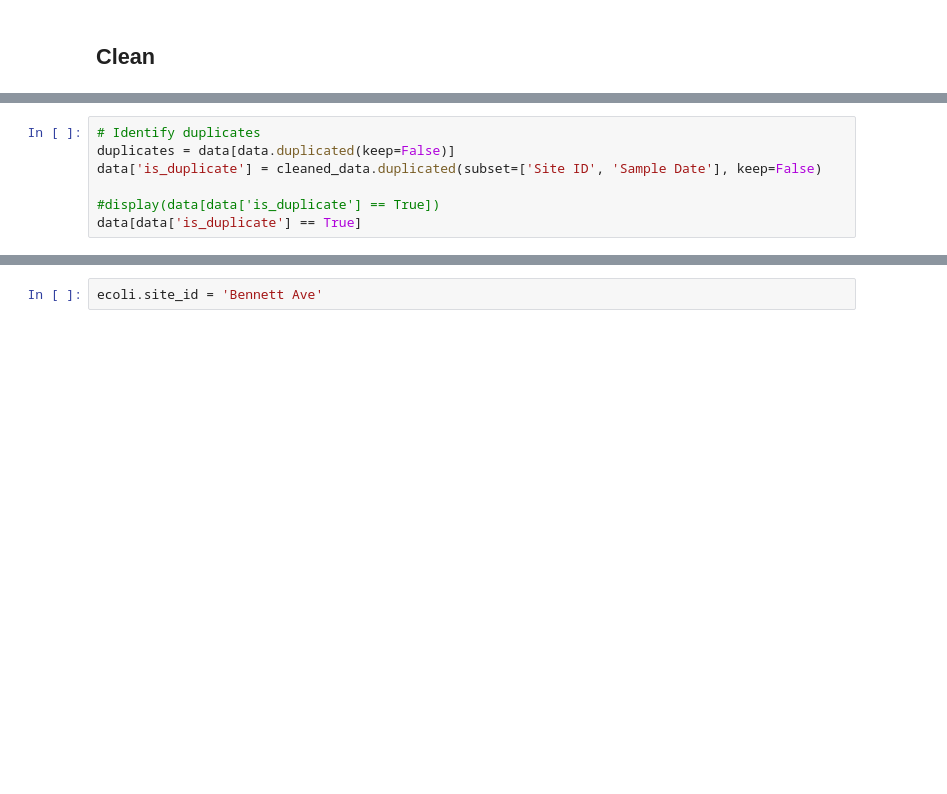
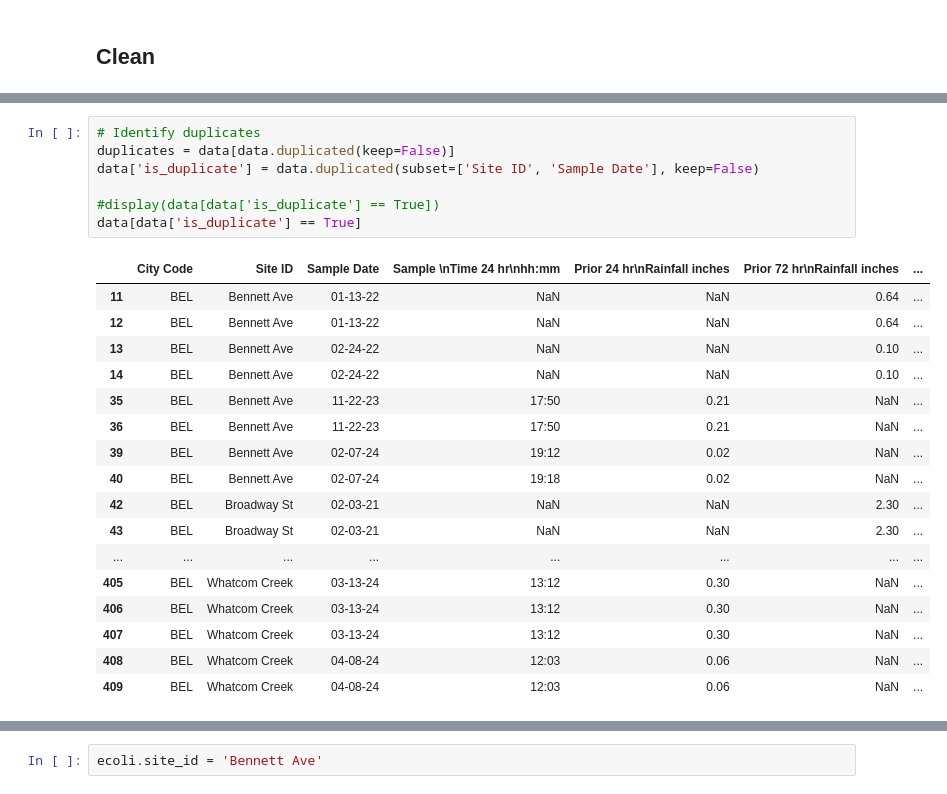
Before and after one commit to gwlund/bellingham-stormwater-analysis, a Jupyter notebook: Bellingham-Stormwater-Analysis.ipynb, the cells around one changed output, grey strips where cells are left out. Drawn from its saved outputs; the diff is of its cells as text; blank space fills up the shorter version.

```diff
--- a/Bellingham-Stormwater-Analysis.ipynb
+++ b/Bellingham-Stormwater-Analysis.ipynb
@@ -46,9 +65,27 @@ data
 # %%
 # Identify duplicates
 duplicates = data[data.duplicated(keep=False)]
-data['is_duplicate'] = cleaned_data.duplicated(subset=['Site ID', 'Sample Date'], keep=False)
+data['is_duplicate'] = data.duplicated(subset=['Site ID', 'Sample Date'], keep=False)
 
 #display(data[data['is_duplicate'] == True])
 data[data['is_duplicate'] == True]
+# %% [output]
+|  | City Code | Site ID | Sample Date | Sample \nTime 24 hr\nhh:mm | Prior 24 hr\nRainfall inches | Prior 72 hr\nRainfall inches | ... |
+| 11 | BEL | Bennett Ave | 01-13-22 | NaN | NaN | 0.64 | ... |
+| 12 | BEL | Bennett Ave | 01-13-22 | NaN | NaN | 0.64 | ... |
+| 13 | BEL | Bennett Ave | 02-24-22 | NaN | NaN | 0.10 | ... |
+| 14 | BEL | Bennett Ave | 02-24-22 | NaN | NaN | 0.10 | ... |
+| 35 | BEL | Bennett Ave | 11-22-23 | 17:50 | 0.21 | NaN | ... |
+| 36 | BEL | Bennett Ave | 11-22-23 | 17:50 | 0.21 | NaN | ... |
+| 39 | BEL | Bennett Ave | 02-07-24 | 19:12 | 0.02 | NaN | ... |
+| 40 | BEL | Bennett Ave | 02-07-24 | 19:18 | 0.02 | NaN | ... |
+| 42 | BEL | Broadway St | 02-03-21 | NaN | NaN | 2.30 | ... |
+| 43 | BEL | Broadway St | 02-03-21 | NaN | NaN | 2.30 | ... |
+| ... | ... | ... | ... | ... | ... | ... | ... |
+| 405 | BEL | Whatcom Creek | 03-13-24 | 13:12 | 0.30 | NaN | ... |
+| 406 | BEL | Whatcom Creek | 03-13-24 | 13:12 | 0.30 | NaN | ... |
+| 407 | BEL | Whatcom Creek | 03-13-24 | 13:12 | 0.30 | NaN | ... |
+| 408 | BEL | Whatcom Creek | 04-08-24 | 12:03 | 0.06 | NaN | ... |
+| 409 | BEL | Whatcom Creek | 04-08-24 | 12:03 | 0.06 | NaN | ... |
 # %%
 data.columns
```
Also changed, not shown: parts of 14 cells of this notebook.
